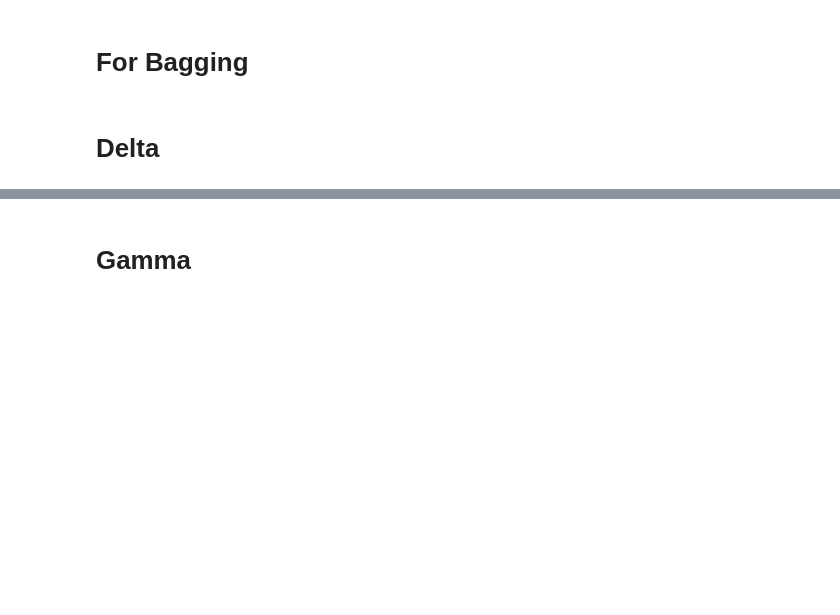
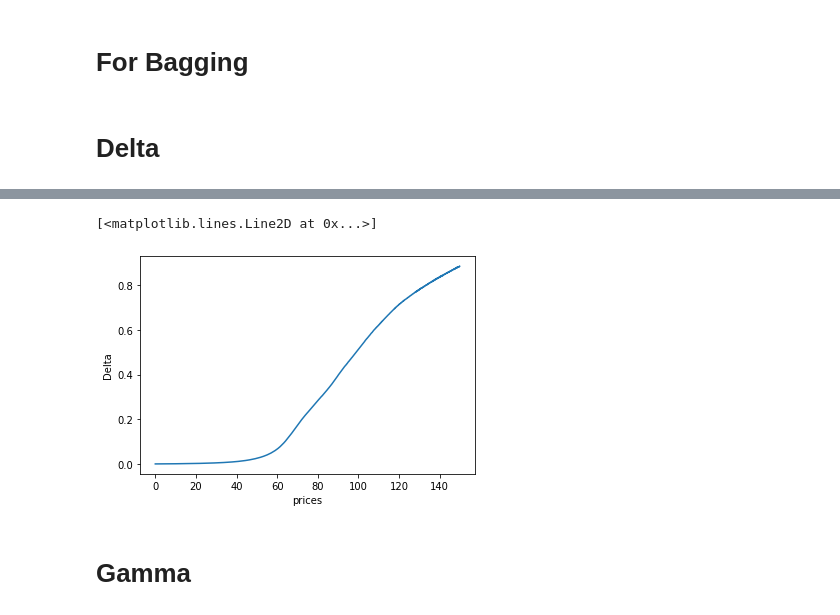
Before and after one commit to xinyanz-erin/Applied-Finance-Project, a Jupyter notebook: European_Call_nstock_auto_bagging.ipynb, the cells around one changed output, grey strips where cells are left out. Drawn from its saved outputs; the diff is of its cells as text; code cells hidden in the pictures; blank space fills up the shorter version.

```diff
--- a/European_Call_nstock_auto_bagging.ipynb
+++ b/European_Call_nstock_auto_bagging.ipynb
@@ -1095,34 +1093,37 @@ for i in range(1, nstock+1):
 # %%
-### 10
+### 11 (single)
 
-##Using Finite Difference, Change all S0 at a time
+##Using Finite Difference, Change all S0 at a time, w/ bagging
 %matplotlib inline
 import numpy as np
 def compute_delta(S):
     epsilon = 0.01
     inputs1 = torch.tensor([[1, 110.0, S, 0.35, 0.1, 0.05]*nstock]).cuda()
     inputs2 = torch.tensor([[1, 110.0, S + epsilon, 0.35, 0.1, 0.05]*nstock]).cuda()
 
     prices1, prices2 = [], []
-    for i in range(6):      ### change to total number of models
+    for i in range(7):      ### change to total number of models
       prices1.append(model_list[i](inputs1.float()))
       prices2.append(model_list[i](inputs2.float()))
 
     avg_price1 = torch.cat(prices1, dim=1).mean()
     avg_price2 = torch.cat(prices2, dim=1).mean()
 
     delta = (avg_price2 - avg_price1)/epsilon
     return delta
 
 
 prices = np.arange(0, 150, 0.1)
 deltas = []
 for p in prices:
     deltas.append(compute_delta(p).item())
 fig = pylab.plot(prices, deltas)
 pylab.xlabel('prices')
 pylab.ylabel('Delta')
 fig
+# %% [output]
+[<matplotlib.lines.Line2D at 0x...>]
+[figure, added]
 # %% [markdown]
 # Gamma
 # %%
```
Also changed, not shown: parts of 13 cells of this notebook.
